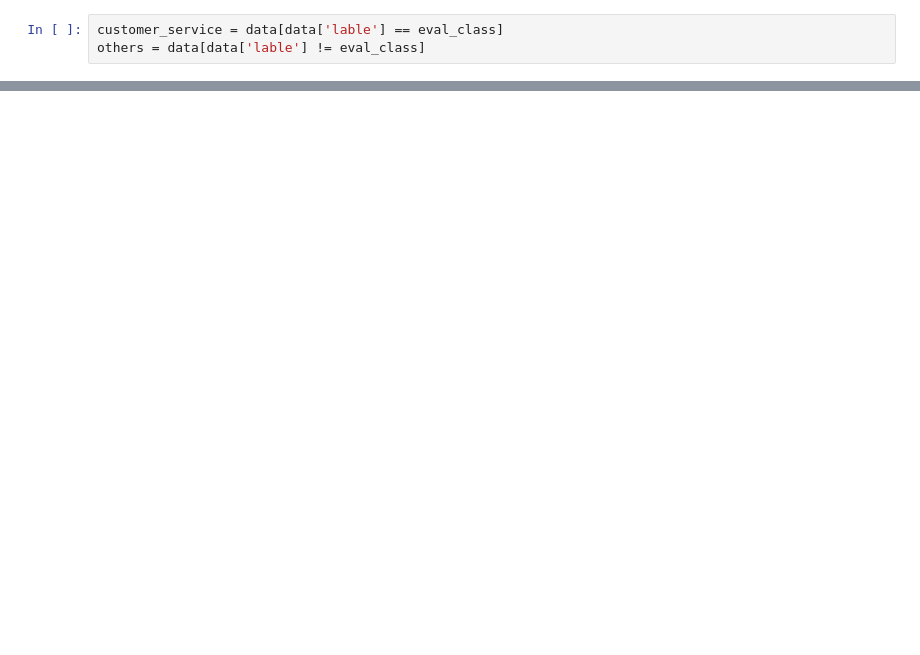
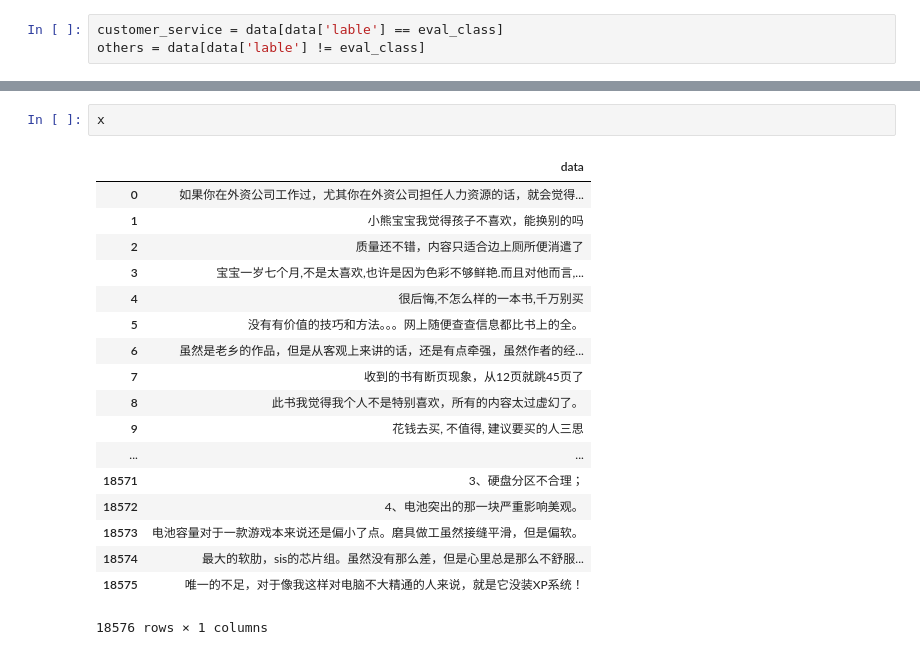
Before and after one commit to zbxzc35/zh_cnn_text_classify, a Jupyter notebook: result summery.ipynb, the cells around one changed output, grey strips where cells are left out. Cells and saved outputs as stored; diff of their text form; blank space fills up the shorter version.

```diff
--- a/result summery.ipynb
+++ b/result summery.ipynb
@@ -165,0 +171,21 @@ data[data['lable'] == 'Products Service']
+# %%
+x
+# %% [output]
+|  | data |
+| 0 | 如果你在外资公司工作过，尤其你在外资公司担任人力资源的话，就会觉得... |
+| 1 | 小熊宝宝我觉得孩子不喜欢，能换别的吗 |
+| 2 | 质量还不错，内容只适合边上厕所便消遣了 |
+| 3 | 宝宝一岁七个月,不是太喜欢,也许是因为色彩不够鲜艳.而且对他而言,... |
+| 4 | 很后悔,不怎么样的一本书,千万别买 |
+| 5 | 没有有价值的技巧和方法。。。网上随便查查信息都比书上的全。 |
+| 6 | 虽然是老乡的作品，但是从客观上来讲的话，还是有点牵强，虽然作者的经... |
+| 7 | 收到的书有断页现象，从12页就跳45页了 |
+| 8 | 此书我觉得我个人不是特别喜欢，所有的内容太过虚幻了。 |
+| 9 | 花钱去买, 不值得, 建议要买的人三思 |
+| ... | ... |
+| 18571 | 3、硬盘分区不合理； |
+| 18572 | 4、电池突出的那一块严重影响美观。 |
+| 18573 | 电池容量对于一款游戏本来说还是偏小了点。磨具做工虽然接缝平滑，但是偏软。 |
+| 18574 | 最大的软肋，sis的芯片组。虽然没有那么差，但是心里总是那么不舒服... |
+| 18575 | 唯一的不足，对于像我这样对电脑不大精通的人来说，就是它没装XP系统！ |
+18576 rows × 1 columns
```
Also changed, not shown: parts of 23 cells of this notebook, 4 other files.
